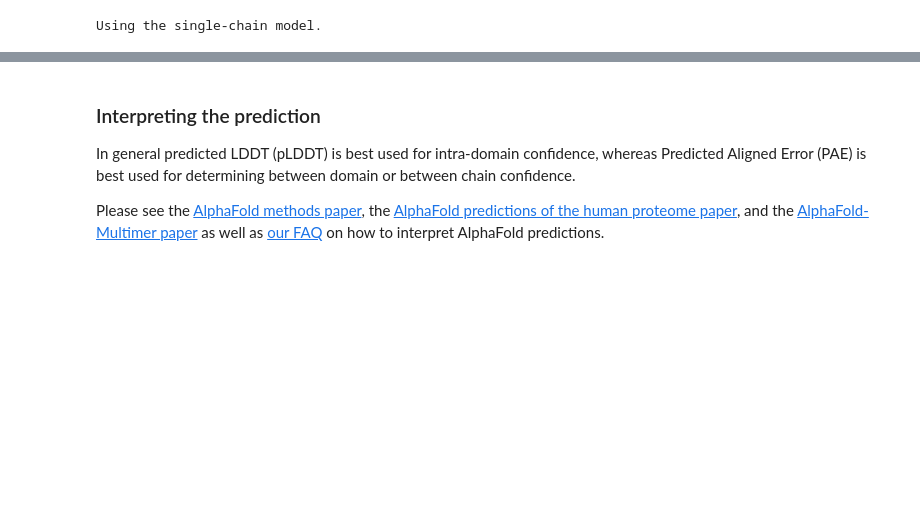
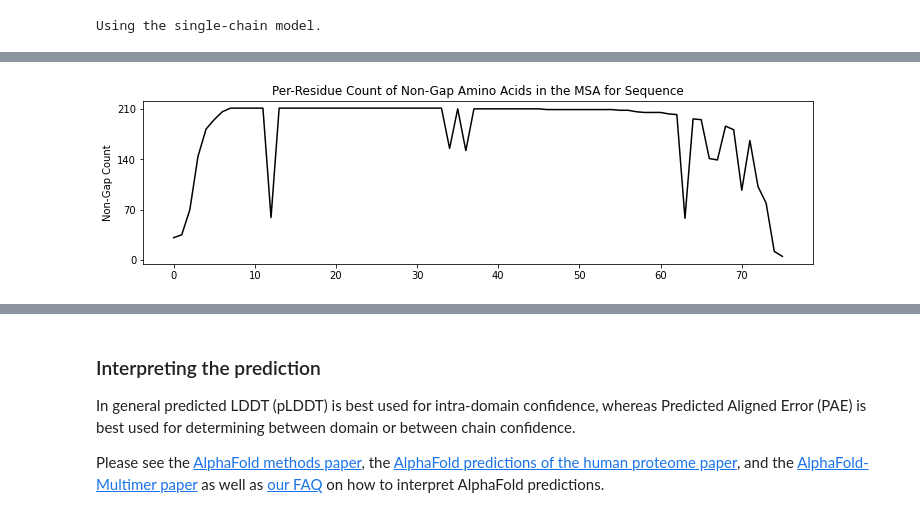
Before and after one commit to aws-samples/aws-batch-architecture-for-alphafold, a Jupyter notebook: notebooks/AWS-AlphaFold.ipynb, the cells around one changed output, grey strips where cells are left out. Saved outputs shown, nothing was run; the diff lists cells and outputs as text; code cells hidden in the pictures; blank space fills up the shorter version.

Commit message:
Update plotting

```diff
--- a/notebooks/AWS-AlphaFold.ipynb
+++ b/notebooks/AWS-AlphaFold.ipynb
@@ -965,0 +194,6 @@ files.download(f'{output_dir}.zip')
+# %%
+# View predicted structure
+job_name="20220113T120306"
+nbhelpers.plot_msa(S3_BUCKET, job_name)
+# %% [output]
+[figure, added]
```
Also changed, not shown: parts of 22 cells of this notebook.
